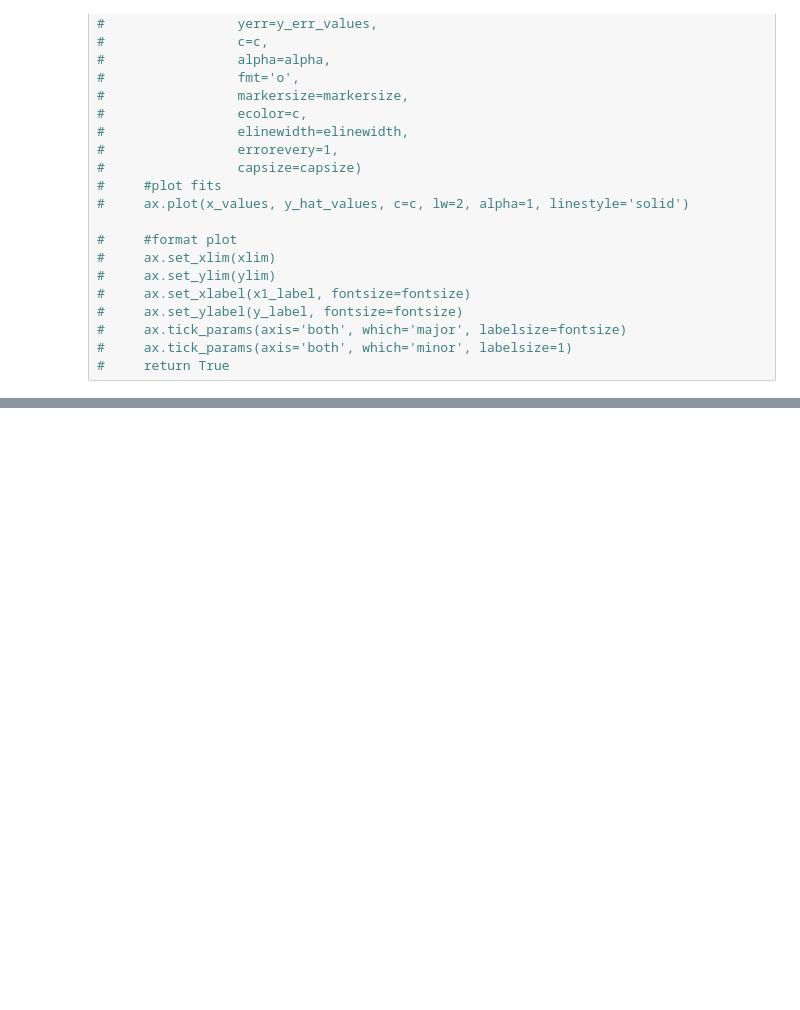
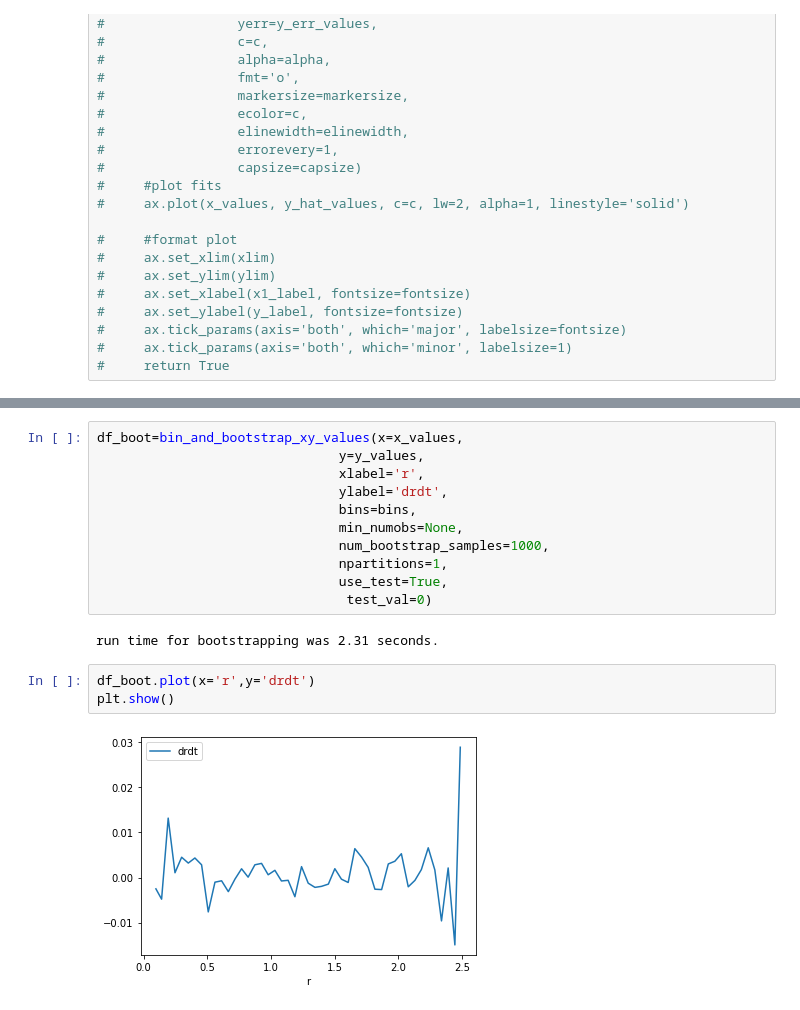
Before and after one commit to timtyree/care, a Jupyter notebook: notebooks/dev msd.ipynb, the cells around one changed output, grey strips where cells are left out. Saved outputs shown, nothing was run; the diff lists cells and outputs as text; blank space fills up the shorter version.

```diff
--- a/notebooks/dev msd.ipynb
+++ b/notebooks/dev msd.ipynb
@@ -1670,0 +1794,18 @@ plt.show()
+# %%
+df_boot=bin_and_bootstrap_xy_values(x=x_values,
+                               y=y_values,
+                               xlabel='r',
+                               ylabel='drdt',
+                               bins=bins,
+                               min_numobs=None,
+                               num_bootstrap_samples=1000,
+                               npartitions=1,
+                               use_test=True,
+                                test_val=0)
+# %% [output]
+run time for bootstrapping was 2.31 seconds.
+# %%
+df_boot.plot(x='r',y='drdt')
+plt.show()
+# %% [output]
+[figure, added]
```
Also changed, not shown: parts of 7 cells of this notebook, 5 other files.
